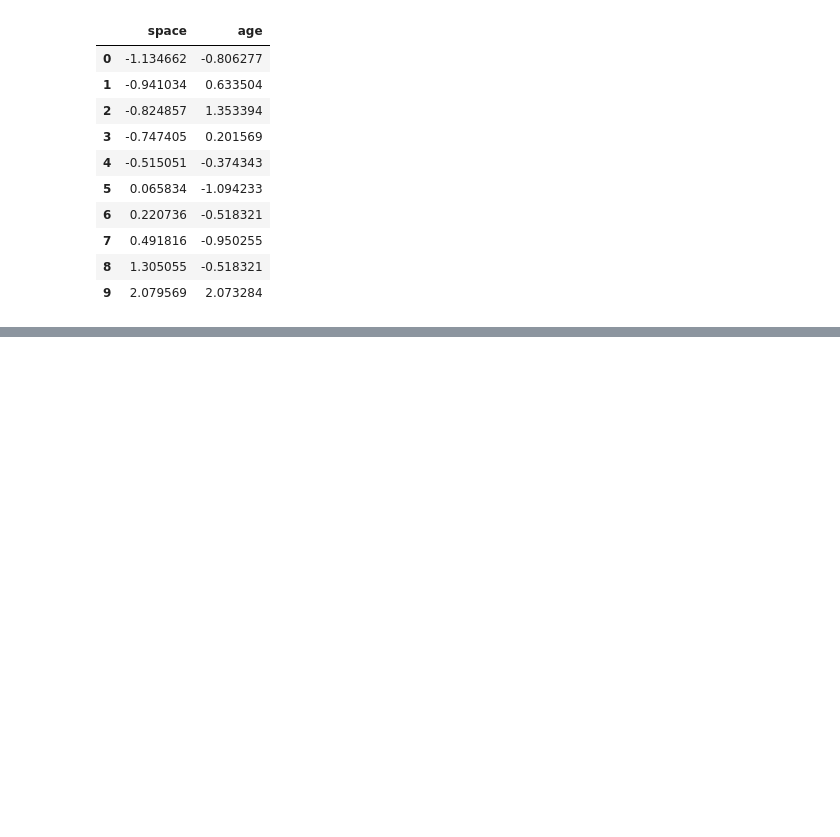
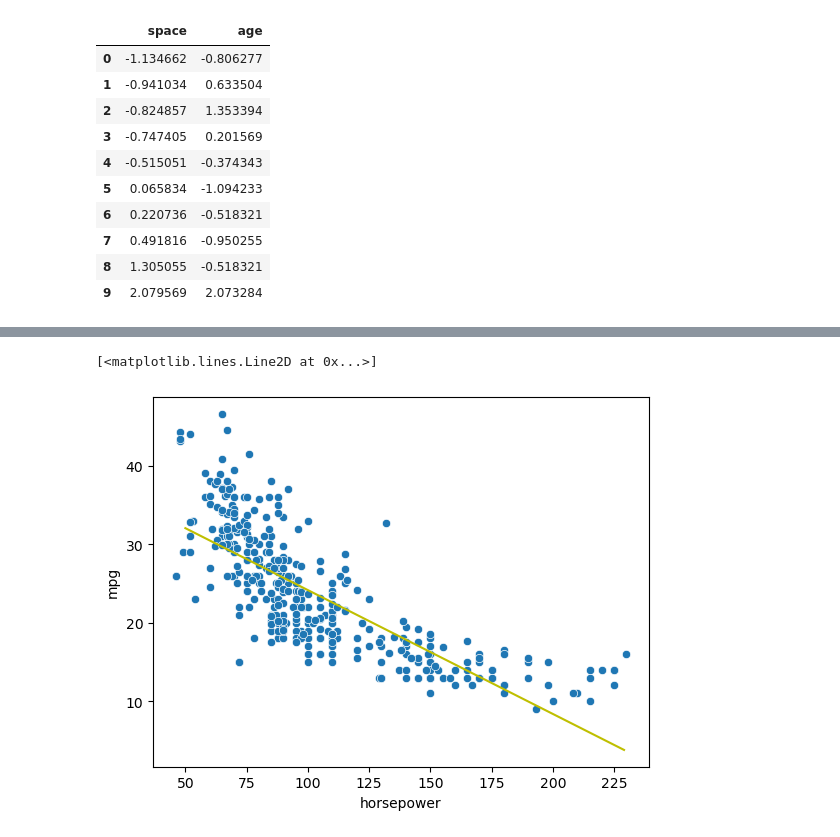
Before and after one commit to takuya178/python_machine_lerning, a Jupyter notebook: NormalEquation/index.ipynb, the cells around one changed output, grey strips where cells are left out. Saved outputs shown, nothing was run; the diff lists cells and outputs as text; code cells hidden in the pictures; blank space fills up the shorter version.

```diff
--- a/NormalEquation/index.ipynb
+++ b/NormalEquation/index.ipynb
@@ -98,0 +585,17 @@ pd.DataFrame(X_scaled, columns=X.columns)
+# %%
+# 多項式回帰
+degree = 1
+y = df['mpg']
+X = df['horsepower'].values.reshape(-1, 1)
+poly = PolynomialFeatures(degree=degree, include_bias=False)
+X_poly = poly.fit_transform(X)
+model = LinearRegression()
+model.fit(X_poly, y)
+X_axis = np.arange(50, 230).reshape(-1, 1)
+X_axis_ = poly.fit_transform(X_axis)
+pred = model.predict(X_axis_)
+sns.scatterplot(x=df['horsepower'], y=y)
+plt.plot(X_axis, pred, 'y')
+# %% [output]
+[<matplotlib.lines.Line2D at 0x...>]
+[figure, added]
```
Also changed, not shown: parts of 45 cells of this notebook, 7 other files.
